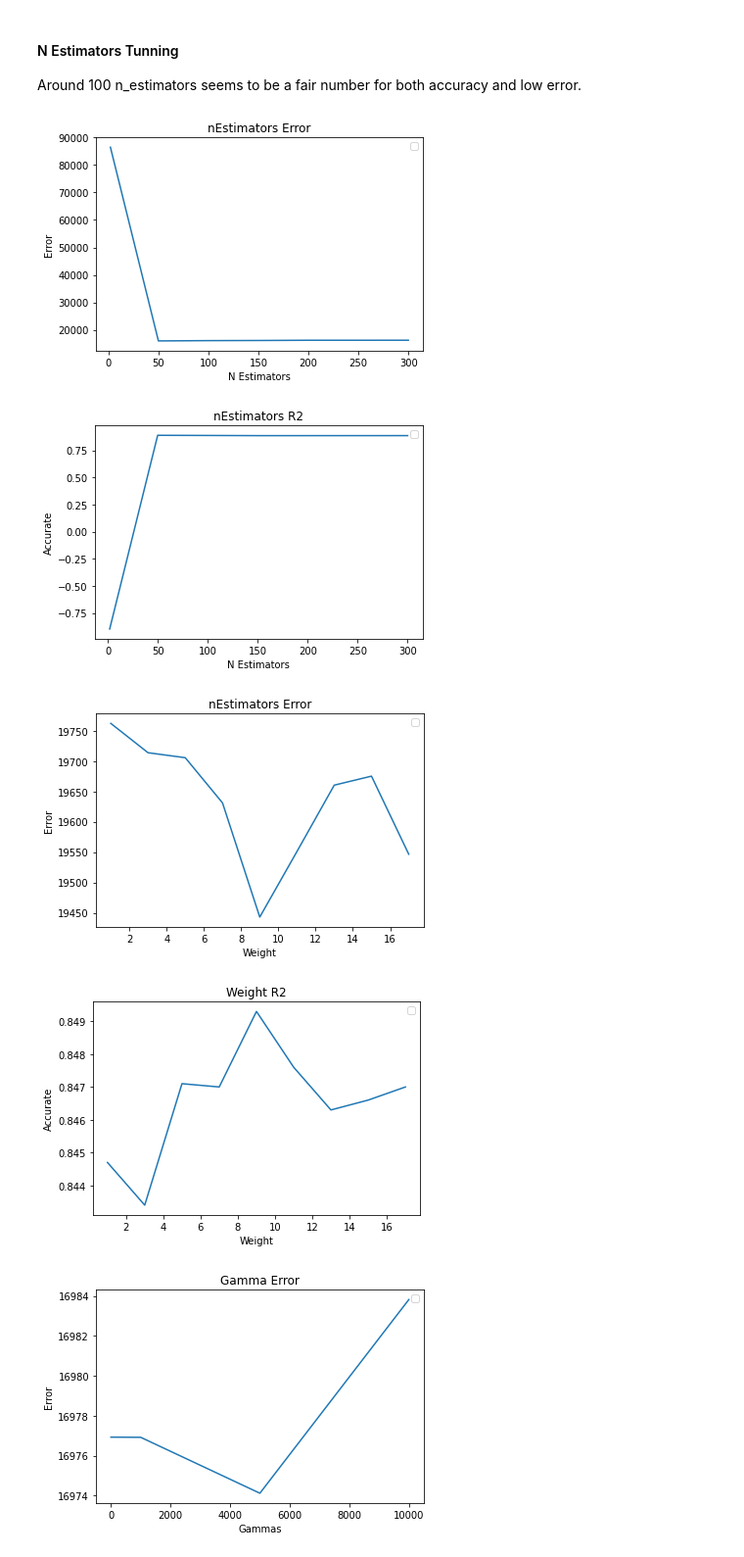
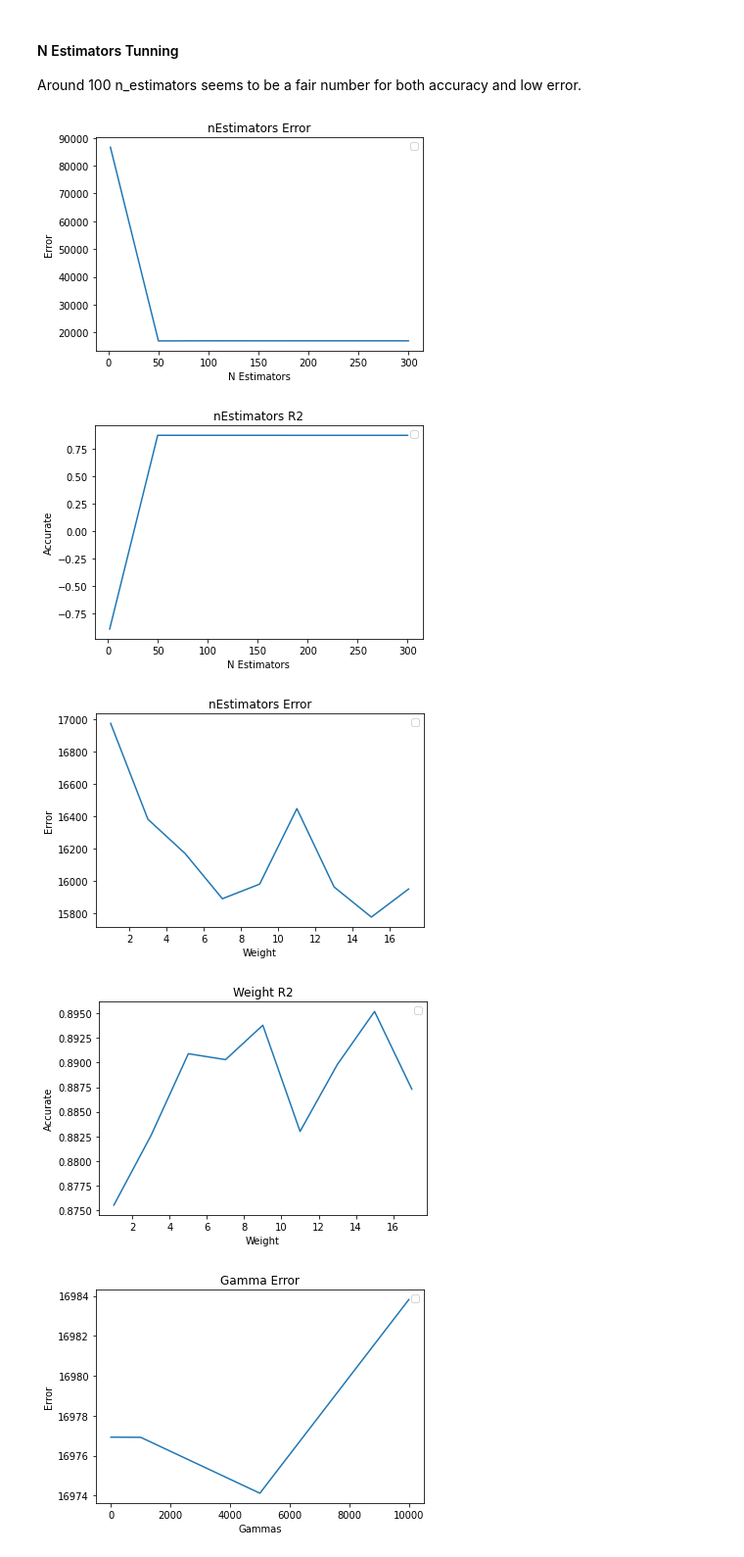
Before and after one commit to ScottySchmidt/MachineLearning, a Jupyter notebook: xgBoost.ipynb, the cells around one changed output. Shown at 98% size. Cells and saved outputs as stored; diff of their text form; code cells hidden in the pictures.

```diff
--- a/xgBoost.ipynb
+++ b/xgBoost.ipynb
@@ -187,21 +189,3 @@ X_train, X_test, y_train, y_test = train_test_split(
 X, y, test_size=0.33, random_state=42)
 # %% [markdown]
 # xgBoost
-# %%
-import xgboost as xgb
-from sklearn.metrics import mean_squared_error, r2_score, mean_absolute_error
-
-regressor = xgb.XGBRegressor(
-    n_estimators=100,
-    reg_lambda=1,
-    gamma=0,
-    max_depth=3
-)
-
-regressor.fit(X_train, y_train)
-y_pred = regressor.predict(X_test)
-
-xgbMSE=mean_absolute_error(y_test, y_pred)
-xgR2 = r2_score(y_test, y_pred).round(4)
-print(xgR2)
-print(xgbMSE)
@@ -218,9 +202,6 @@ listR2=[]
 
 for d in maxDepth:
     regressor = xgb.XGBRegressor(
-        n_estimators=100,
-        reg_lambda=1,
-        gamma=0,
         max_depth=d
     )
     regressor.fit(X_train, y_train)
@@ -257,9 +238,6 @@ listR2=[]
 for n in nEst:
     regressor = xgb.XGBRegressor(
         n_estimators=n,
-        reg_lambda=1,
-        gamma=0,
-        max_depth=4
     )
     regressor.fit(X_train, y_train)
     y_pred = regressor.predict(X_test)
@@ -282,45 +260,40 @@ plt.xlabel('N Estimators')
 plt.legend()
 plt.show()
 # %% [output]
-[figure, old version]
+[figure, new version]
 [figure]
 # %%
 weight=[1, 3, 5, 7, 9, 11, 13, 15, 17]
 listMSE=[]
 listR2=[]
 
 for w in weight:
     regressor = xgb.XGBRegressor(
-        n_estimators=50,
-        reg_lambda=1,
-        gamma=0,
-        max_depth=3,
-        eta=.05,
         min_child_weight=w
     )
     regressor.fit(X_train, y_train)
     y_pred = regressor.predict(X_test)
 
     xgMSE=mean_absolute_error(y_test, y_pred)
     xgR2 = r2_score(y_test, y_pred).round(4)
     listMSE.append(xgMSE)
     listR2.append(xgR2)
 plt.plot(weight, listMSE)
 plt.title('nEstimators Error')
 plt.ylabel('Error')
 plt.xlabel('Weight')
 plt.legend()
 plt.show()
 
 plt.plot(weight, listR2)
 plt.title('Weight R2')
 plt.ylabel('Accurate')
 plt.xlabel('Weight')
 plt.legend()
 plt.show()
 # %% [output]
-[figure, old version]
+[figure, new version]
-[figure, old version]
+[figure, new version]
 # %%
 gammas=[0, 0.25, 0.5, 1.0, 3, 5, 1000, 5000, 10_000]
 listMSE=[]
```
Also changed, not shown: parts of 13 cells of this notebook.
